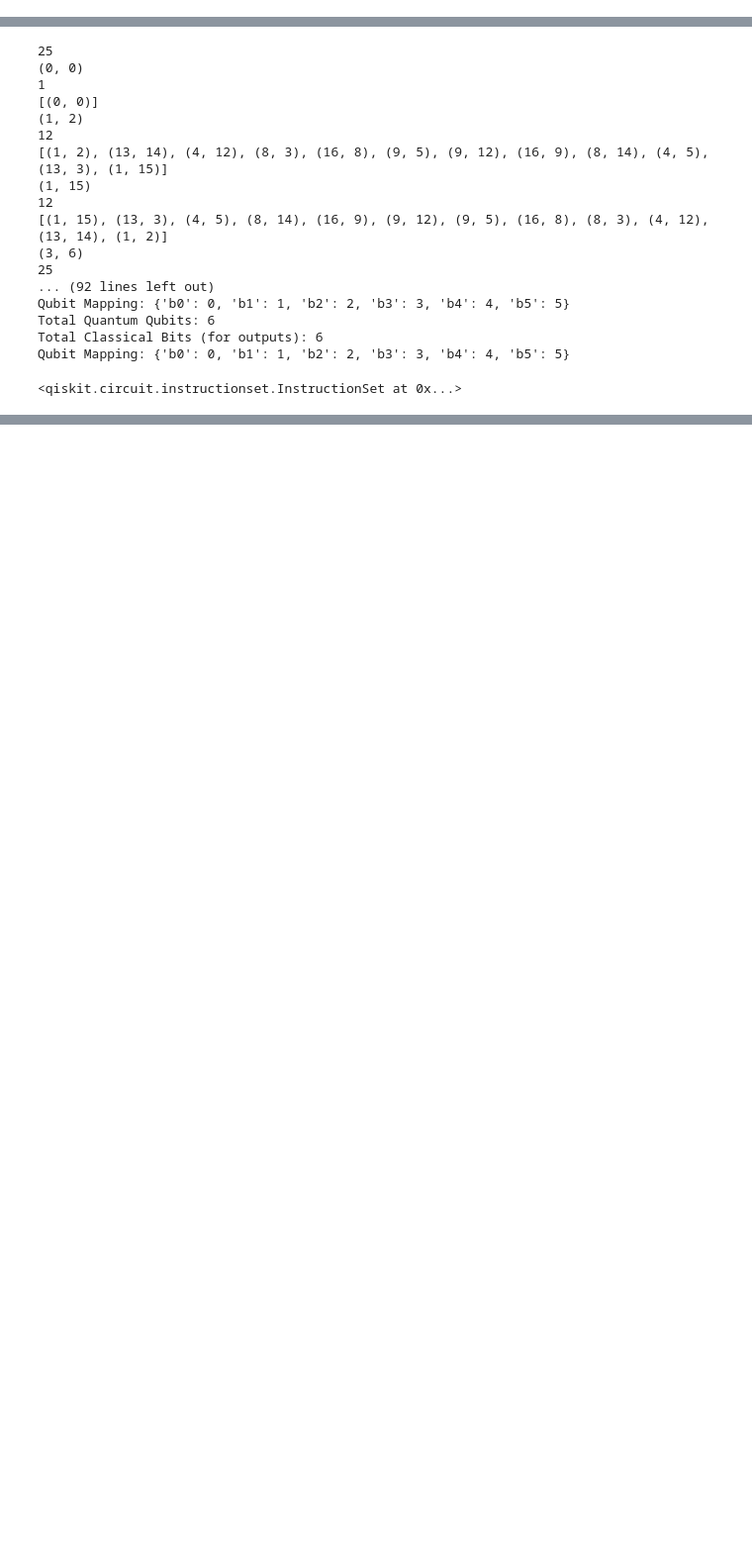
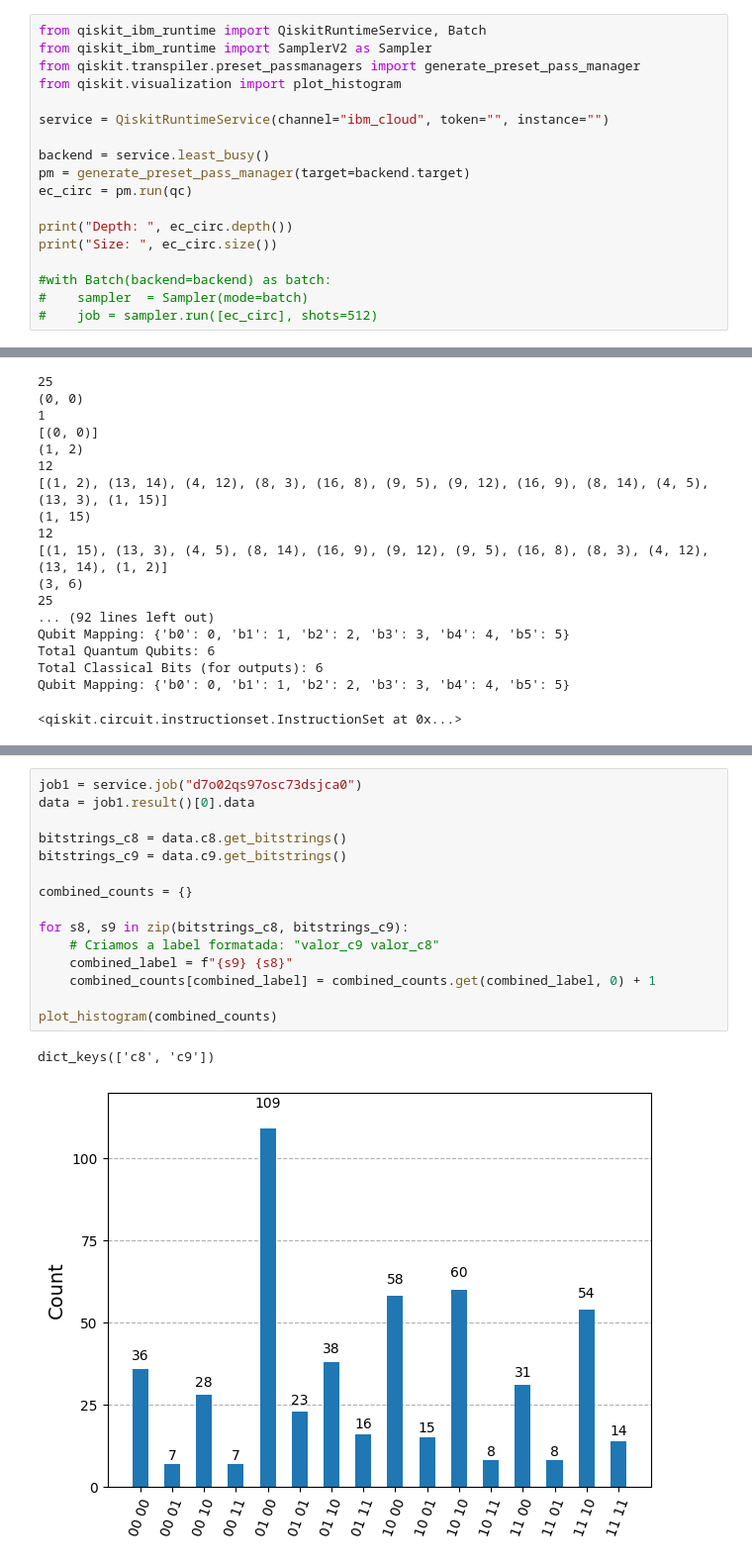
Before and after one commit to Flirm/quantum-circuits-implementation, a Jupyter notebook: implementations/eliptic_curves/notebooks/elc.ipynb, the cells around one changed output, grey strips where cells are left out. Shown at 99% size. Saved outputs shown, nothing was run; the diff lists cells and outputs as text; blank space fills up the shorter version.

```diff
--- a/implementations/eliptic_curves/notebooks/elc.ipynb
+++ b/implementations/eliptic_curves/notebooks/elc.ipynb
@@ -2284,6 +2330,24 @@ print(qc.depth())
 # %% [output]
 34
 3
+# %%
+from qiskit_ibm_runtime import QiskitRuntimeService, Batch
+from qiskit_ibm_runtime import SamplerV2 as Sampler
+from qiskit.transpiler.preset_passmanagers import generate_preset_pass_manager
+from qiskit.visualization import plot_histogram
+
+service = QiskitRuntimeService(channel="ibm_cloud", token="", instance="")
+
+backend = service.least_busy()
+pm = generate_preset_pass_manager(target=backend.target)
+ec_circ = pm.run(qc)
+
+print("Depth: ", ec_circ.depth())
+print("Size: ", ec_circ.size())
+
+#with Batch(backend=backend) as batch:
+#    sampler  = Sampler(mode=batch)
+#    job = sampler.run([ec_circ], shots=512)
 # %%
 cycles = get_all_cycles(a=1, b=3, p=11)
 for entry in cycles:
@@ -2469,0 +2535,18 @@ plot_histogram(counts)
+# %%
+job1 = service.job("d7o02qs97osc73dsjca0")
+data = job1.result()[0].data
+
+bitstrings_c8 = data.c8.get_bitstrings()
+bitstrings_c9 = data.c9.get_bitstrings()
+
+combined_counts = {}
+
+for s8, s9 in zip(bitstrings_c8, bitstrings_c9):
+    # Criamos a label formatada: "valor_c9 valor_c8"
+    combined_label = f"{s9} {s8}"
+    combined_counts[combined_label] = combined_counts.get(combined_label, 0) + 1
+
+plot_histogram(combined_counts)
+# %% [output]
+dict_keys(['c8', 'c9'])
+[figure, added]
```
Also changed, not shown: parts of 10 cells of this notebook.
